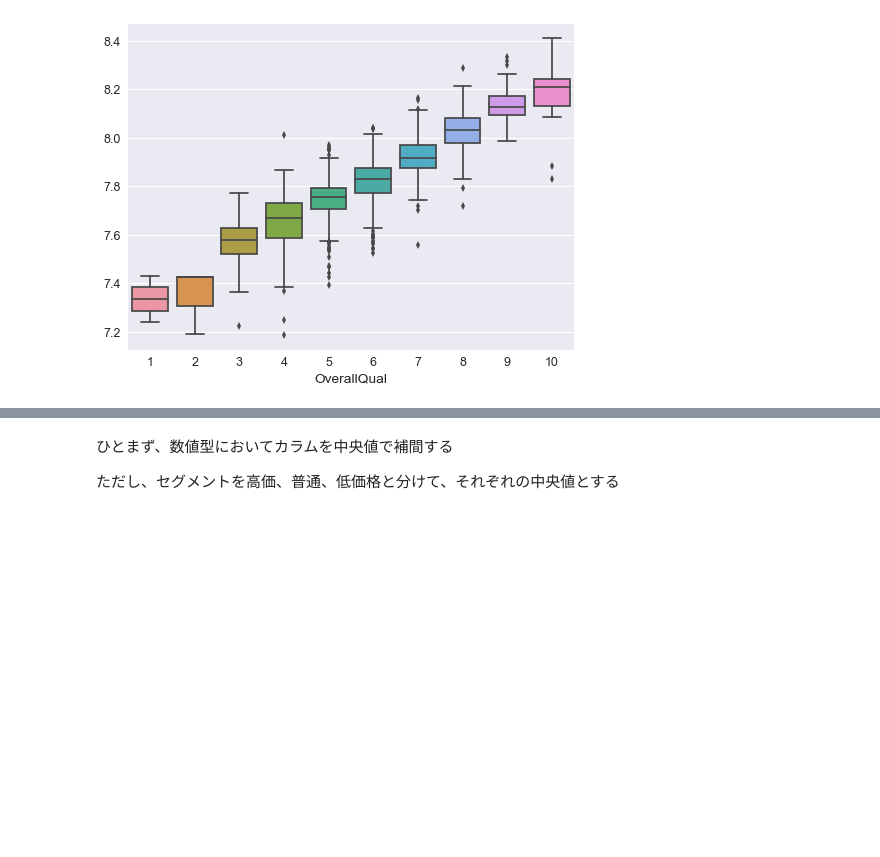
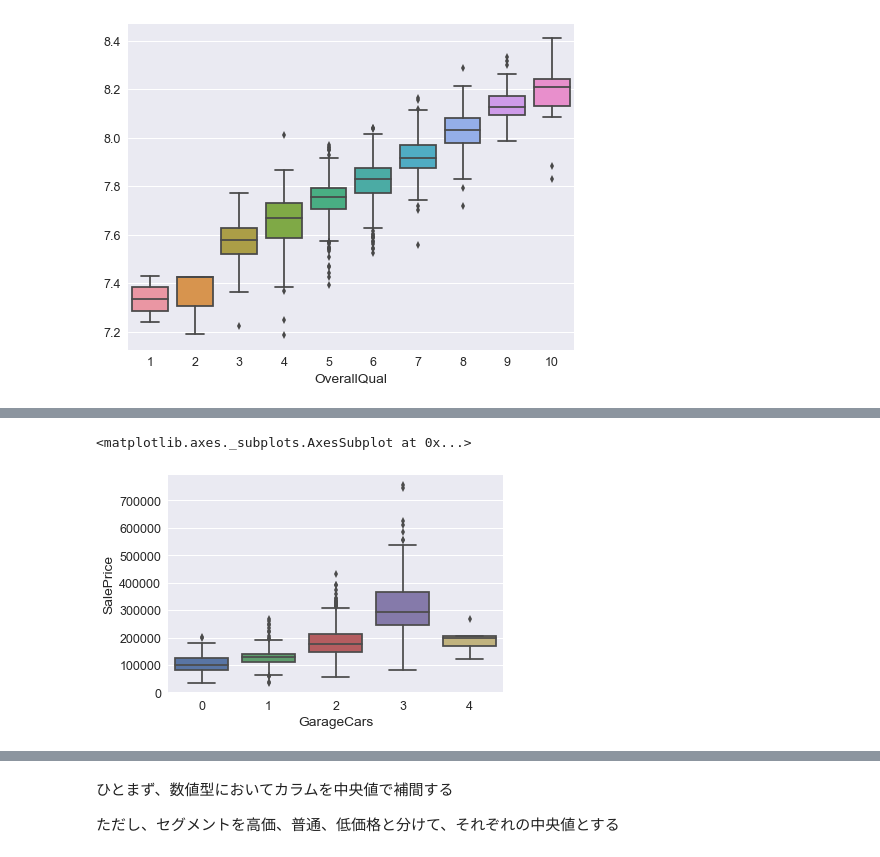
Before and after one commit to YSergey/Kaggle, a Jupyter notebook: House Prices/self.ipynb, the cells around one changed output, grey strips where cells are left out. Cells and saved outputs as stored; diff of their text form; code cells hidden in the pictures; blank space fills up the shorter version.

```diff
--- a/House Prices/self.ipynb
+++ b/House Prices/self.ipynb
@@ -441,0 +226,6 @@ dtype: int64
+# %%
+# Garage Area vs Sale Price
+sns.boxplot(x=df_train['GarageCars'], y=df_train['SalePrice'])
+# %% [output]
+<matplotlib.axes._subplots.AxesSubplot at 0x...>
+[figure, added]
```
Also changed, not shown: parts of 37 cells of this notebook.
